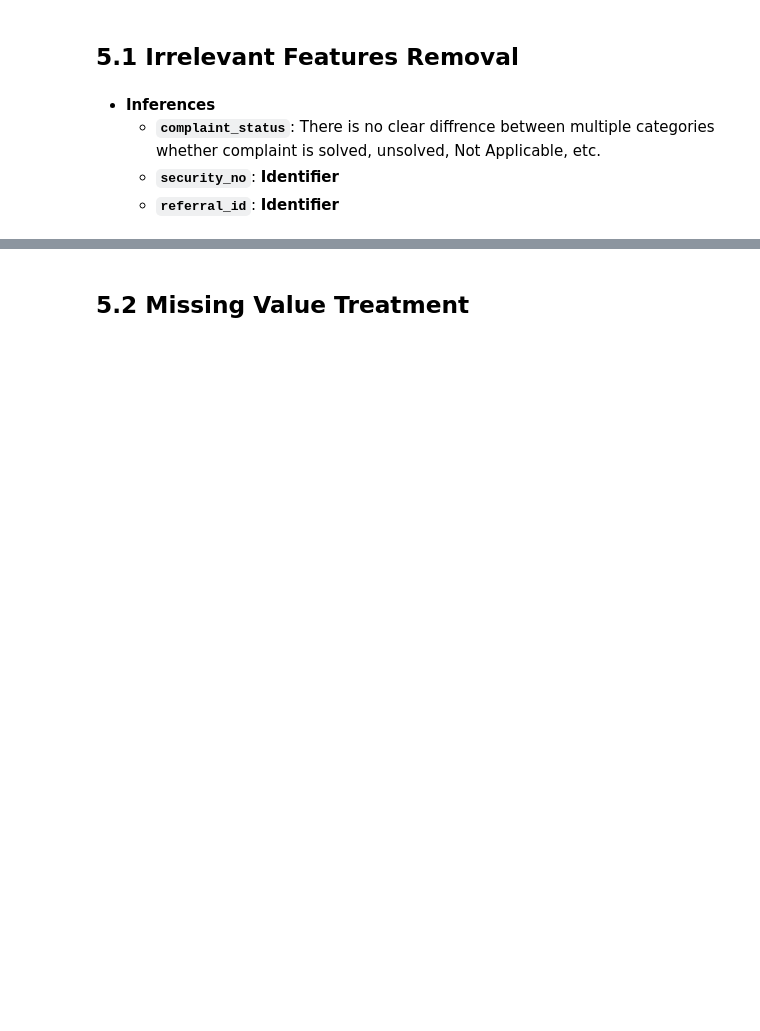
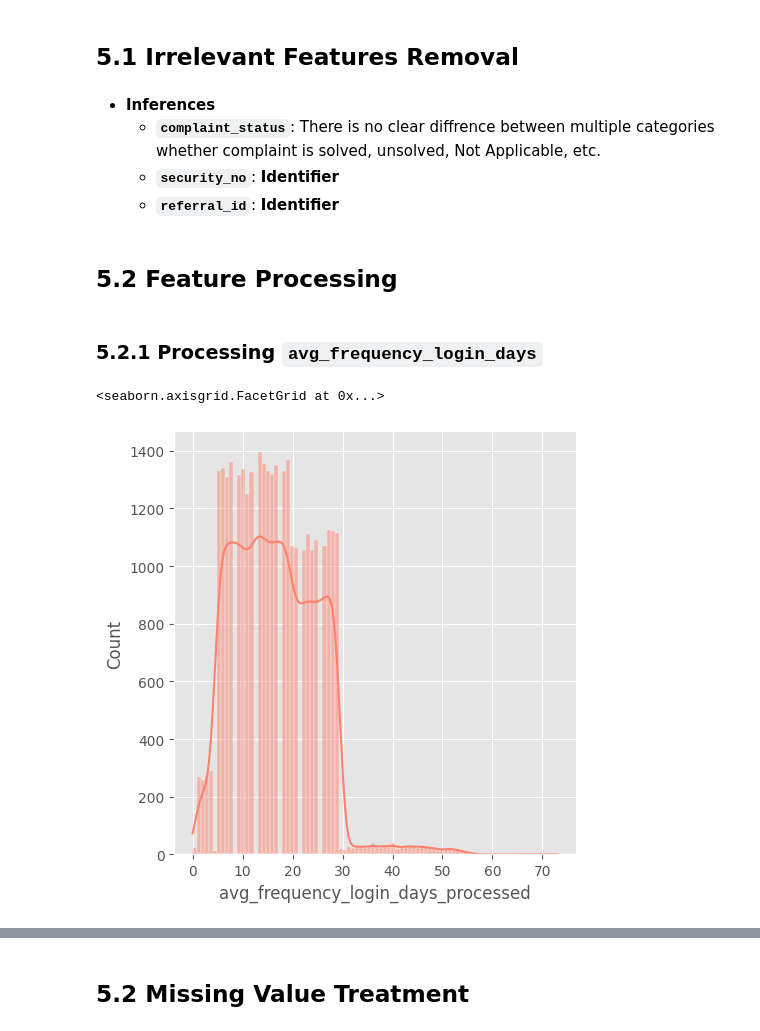
Before and after one commit to AshutoshsinghIndore/customer-churn-model, a Jupyter notebook: Notebook/Notebook.ipynb, the cells around one changed output, grey strips where cells are left out. Drawn from its saved outputs; the diff is of its cells as text; code cells hidden in the pictures; blank space fills up the shorter version.

```diff
--- a/Notebook/Notebook.ipynb
+++ b/Notebook/Notebook.ipynb
@@ -444,3 +512,18 @@ df = df.drop(columns=cols_to_remove)
     - __`complaint_status`__: There is no clear diffrence between multiple categories whether complaint is solved, unsolved, Not Applicable, etc.
     - __`security_no`__: __Identifier__
     - __`referral_id`__: __Identifier__
+# %% [markdown]
+## 5.2 Feature Processing
+# %% [markdown]
+### 5.2.1 Processing `avg_frequency_login_days`
+# %%
+# Removing Non Numeric Values: 'Errors' and replacing with np.nan
+df['avg_frequency_login_days_processed'] = pd.to_numeric(df.avg_frequency_login_days, errors='coerce', downcast='integer')
+# Dropping Negative Values
+df['avg_frequency_login_days_processed'] = np.where(df['avg_frequency_login_days_processed'] < 0,
+                                                    np.nan, df['avg_frequency_login_days_processed'])
+# %%
+sns.displot(df['avg_frequency_login_days_processed'], kde = True)
+# %% [output]
+<seaborn.axisgrid.FacetGrid at 0x...>
+[figure, added]
```
Also changed, not shown: parts of 12 cells of this notebook, 1 other file.
